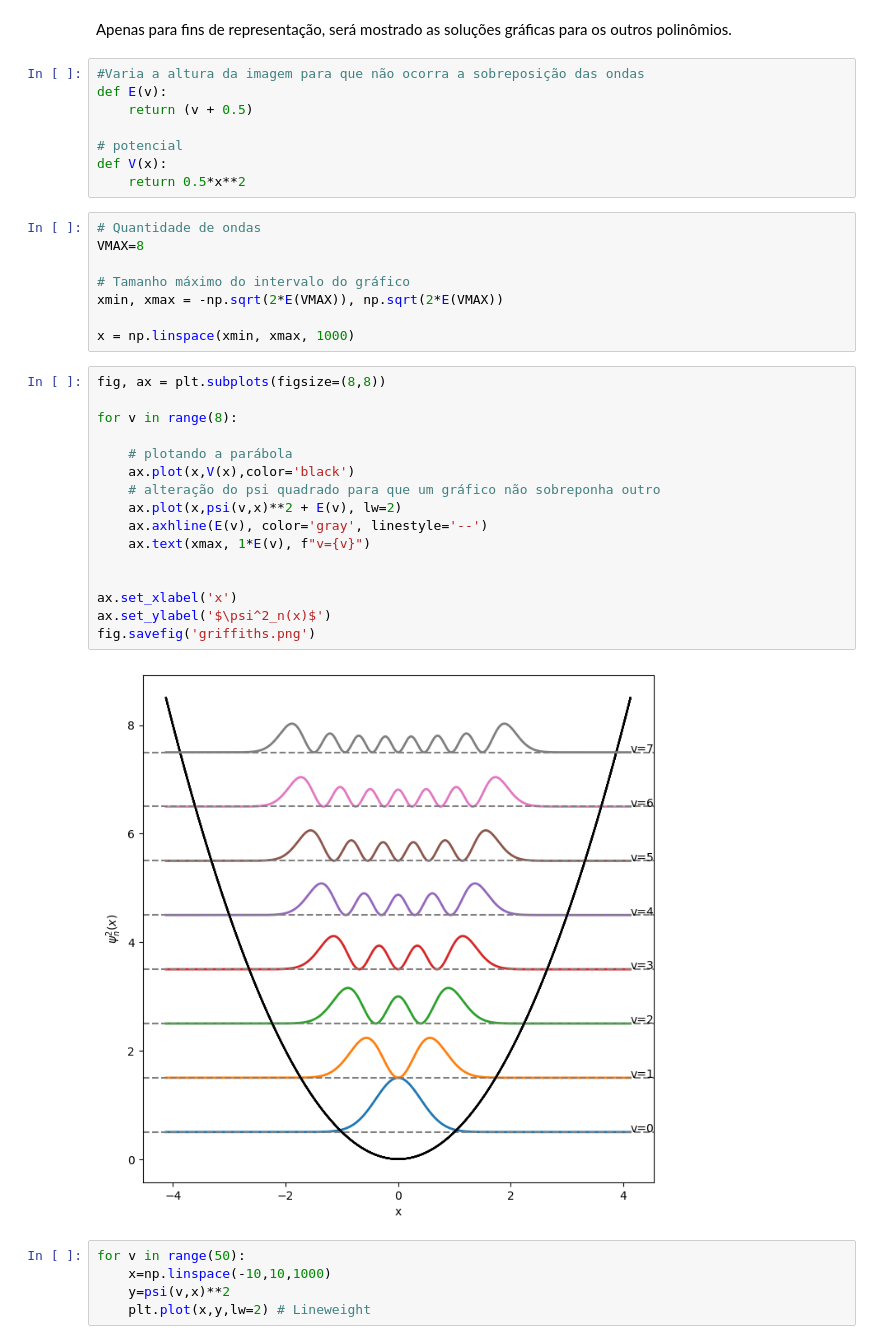
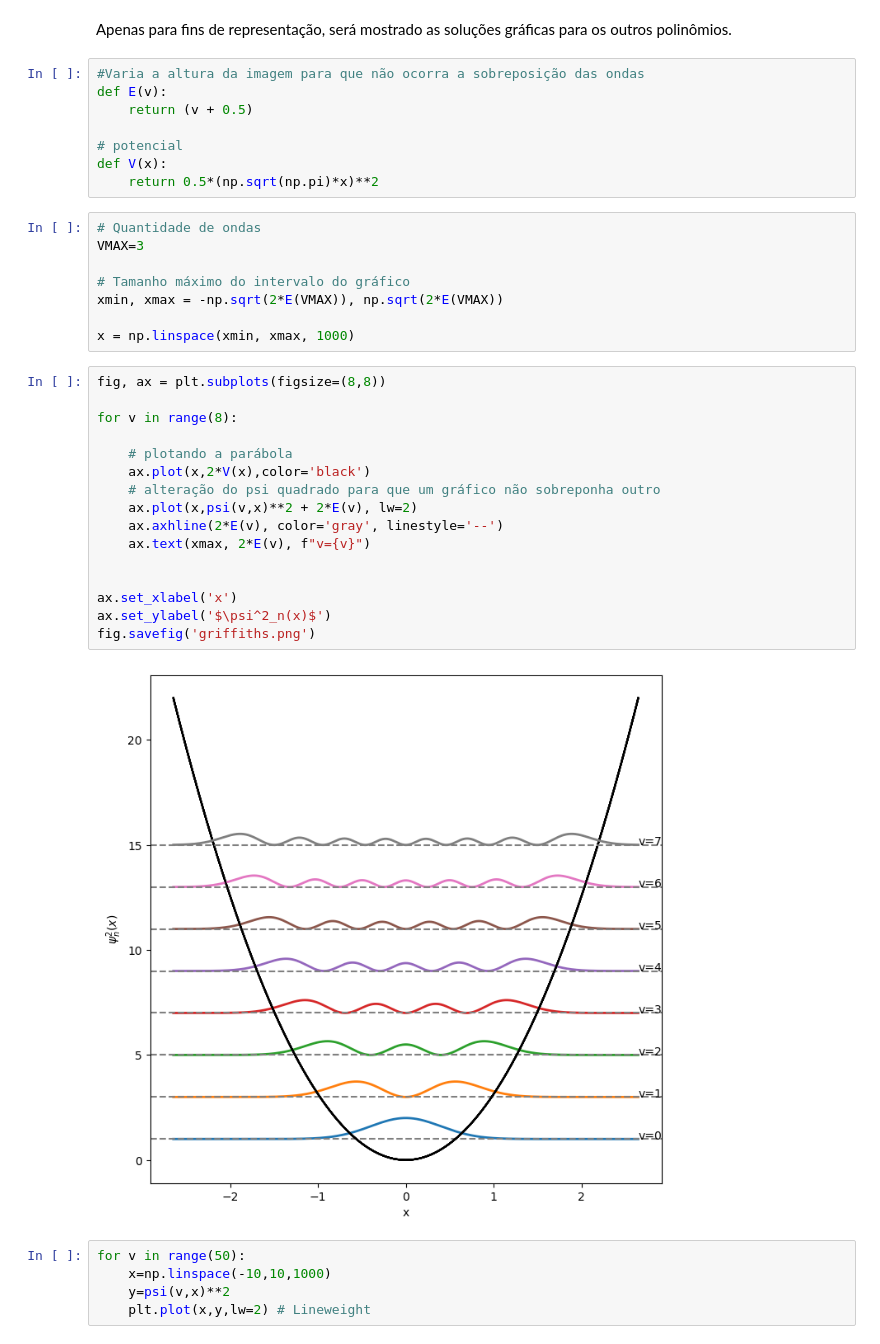
Before and after one commit to GabrielSiqueira1/MPC-Controle-Quantico, a Jupyter notebook: General-Tests/Schrodinger-Hermite-CrankNicolson.ipynb, the cells around one changed output. Saved outputs shown, nothing was run; the diff lists cells and outputs as text.

```diff
--- a/General-Tests/Schrodinger-Hermite-CrankNicolson.ipynb
+++ b/General-Tests/Schrodinger-Hermite-CrankNicolson.ipynb
@@ -106,10 +106,10 @@ def E(v):
 
 # potencial
 def V(x):
-    return 0.5*x**2
+    return 0.5*(np.sqrt(np.pi)*x)**2
 # %%
 # Quantidade de ondas
-VMAX=8
+VMAX=3
 
 # Tamanho máximo do intervalo do gráfico
 xmin, xmax = -np.sqrt(2*E(VMAX)), np.sqrt(2*E(VMAX))
@@ -118,21 +118,21 @@ x = np.linspace(xmin, xmax, 1000)
 # %%
 fig, ax = plt.subplots(figsize=(8,8))
 
 for v in range(8):
 
     # plotando a parábola
-    ax.plot(x,V(x),color='black')
+    ax.plot(x,2*V(x),color='black')
     # alteração do psi quadrado para que um gráfico não sobreponha outro
-    ax.plot(x,psi(v,x)**2 + E(v), lw=2)
-    ax.axhline(E(v), color='gray', linestyle='--')
-    ax.text(xmax, 1*E(v), f"v={v}")
+    ax.plot(x,psi(v,x)**2 + 2*E(v), lw=2)
+    ax.axhline(2*E(v), color='gray', linestyle='--')
+    ax.text(xmax, 2*E(v), f"v={v}")
 
 
 ax.set_xlabel('x')
 ax.set_ylabel('$\psi^2_n(x)$')
 fig.savefig('griffiths.png')
 # %% [output]
-[figure, old version]
+[figure, new version]
 # %%
 for v in range(50):
     x=np.linspace(-10,10,1000)
```
Also changed, not shown: parts of 2 cells of this notebook, 1 other file.
